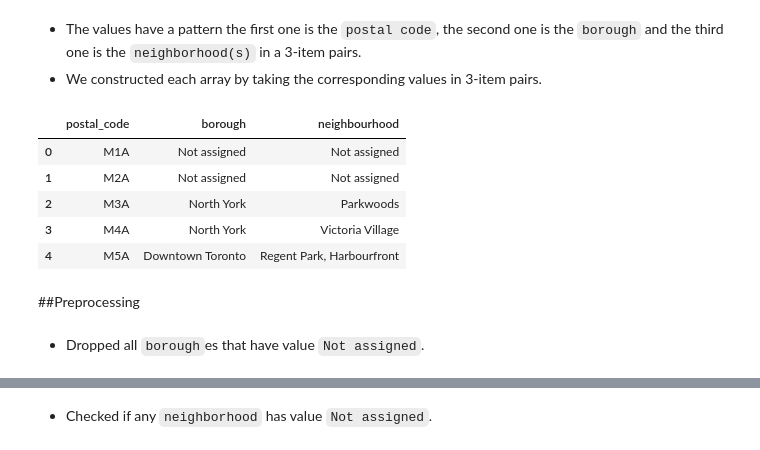
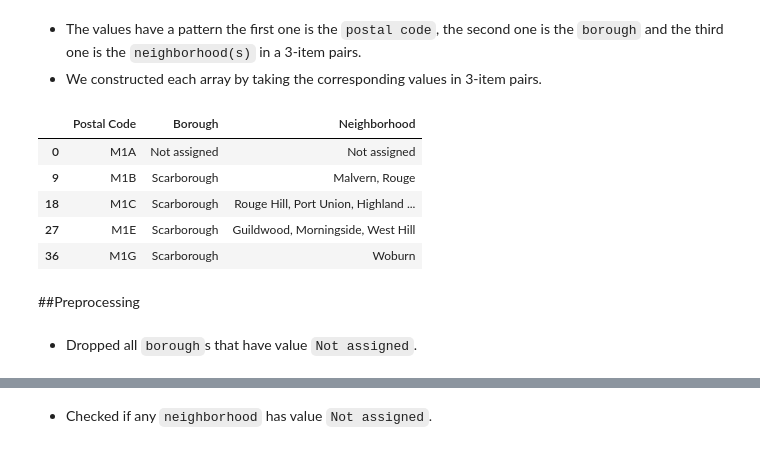
Before and after one commit to alirifat/ibm-capstone, a Jupyter notebook: scrap_Toronto_neighborhood.ipynb, the cells around one changed output, grey strips where cells are left out. Cells and saved outputs as stored; diff of their text form; code cells hidden in the pictures.

```diff
--- a/scrap_Toronto_neighborhood.ipynb
+++ b/scrap_Toronto_neighborhood.ipynb
@@ -19,7 +19,7 @@ Scrapping... Done!
 # %%
 # find the html table to scrap
 soup = BeautifulSoup(response.content, 'html.parser')
-html_table = soup.findAll('tbody')[0]
+html_table = soup.findAll('table', class_="wikitable sortable")[0]
 data = [str(d).replace('<td>', '').replace('</td>', '').strip()
            for d in html_table.findAll('td')]
 # %% [markdown]
@@ -28,5 +28,5 @@ data = [str(d).replace('<td>', '').replace('</td>', '').strip()
 # %%
 # get table cells as data points
 postal_codes = data[::3]
-boroughes = data[1::3]
+boroughs = data[1::3]
 neighborhoods = data[2::3]
@@ -38,18 +33,19 @@ columns = [column.replace(' ', '_').lower() for column in columns]
 # %%
 # generate a dataframe
-d = {c: d for c, d in zip(columns,
-                                [postal_codes, boroughes, neighborhoods])}
+d = {c: d for c, d in zip(['Postal Code', 'Borough', 'Neighborhood'],
+                                [postal_codes, boroughs, neighborhoods])}
 df = pd.DataFrame(d)
+df.sort_values('Postal Code', inplace=True)
 df.head()
 # %% [output]
-|  | postal_code | borough | neighbourhood |
+|  | Postal Code | Borough | Neighborhood |
 | 0 | M1A | Not assigned | Not assigned |
-| 1 | M2A | Not assigned | Not assigned |
-| 2 | M3A | North York | Parkwoods |
-| 3 | M4A | North York | Victoria Village |
-| 4 | M5A | Downtown Toronto | Regent Park, Harbourfront |
+| 9 | M1B | Scarborough | Malvern, Rouge |
+| 18 | M1C | Scarborough | Rouge Hill, Port Union, Highland ... |
+| 27 | M1E | Scarborough | Guildwood, Morningside, West Hill |
+| 36 | M1G | Scarborough | Woburn |
 # %% [markdown]
 ##Preprocessing
 # %% [markdown]
-* Dropped all `borough`es that have value `Not assigned`.
+* Dropped all `borough`s that have value `Not assigned`.
 # %%
```
Also changed, not shown: parts of 8 cells of this notebook, 2 other files.
